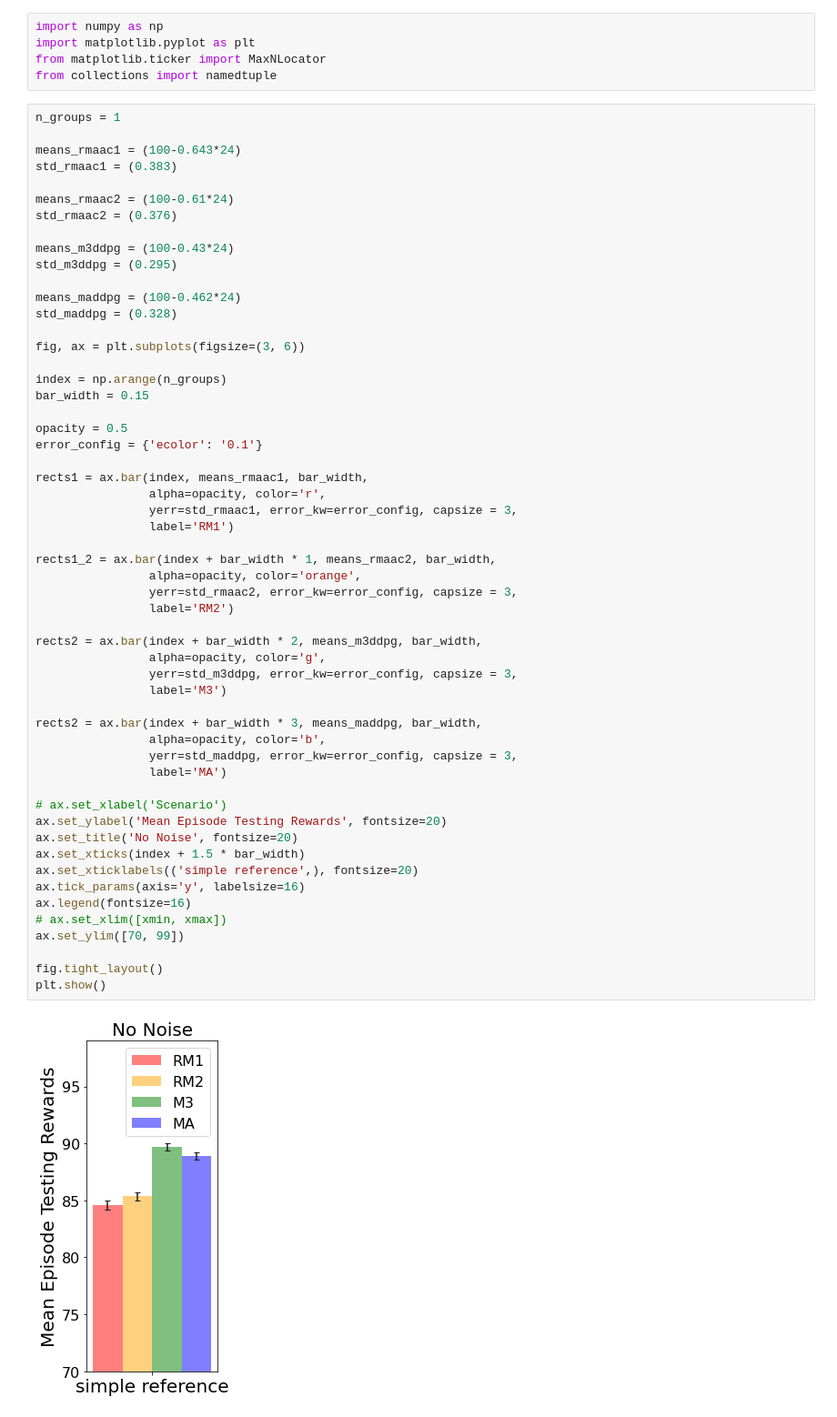
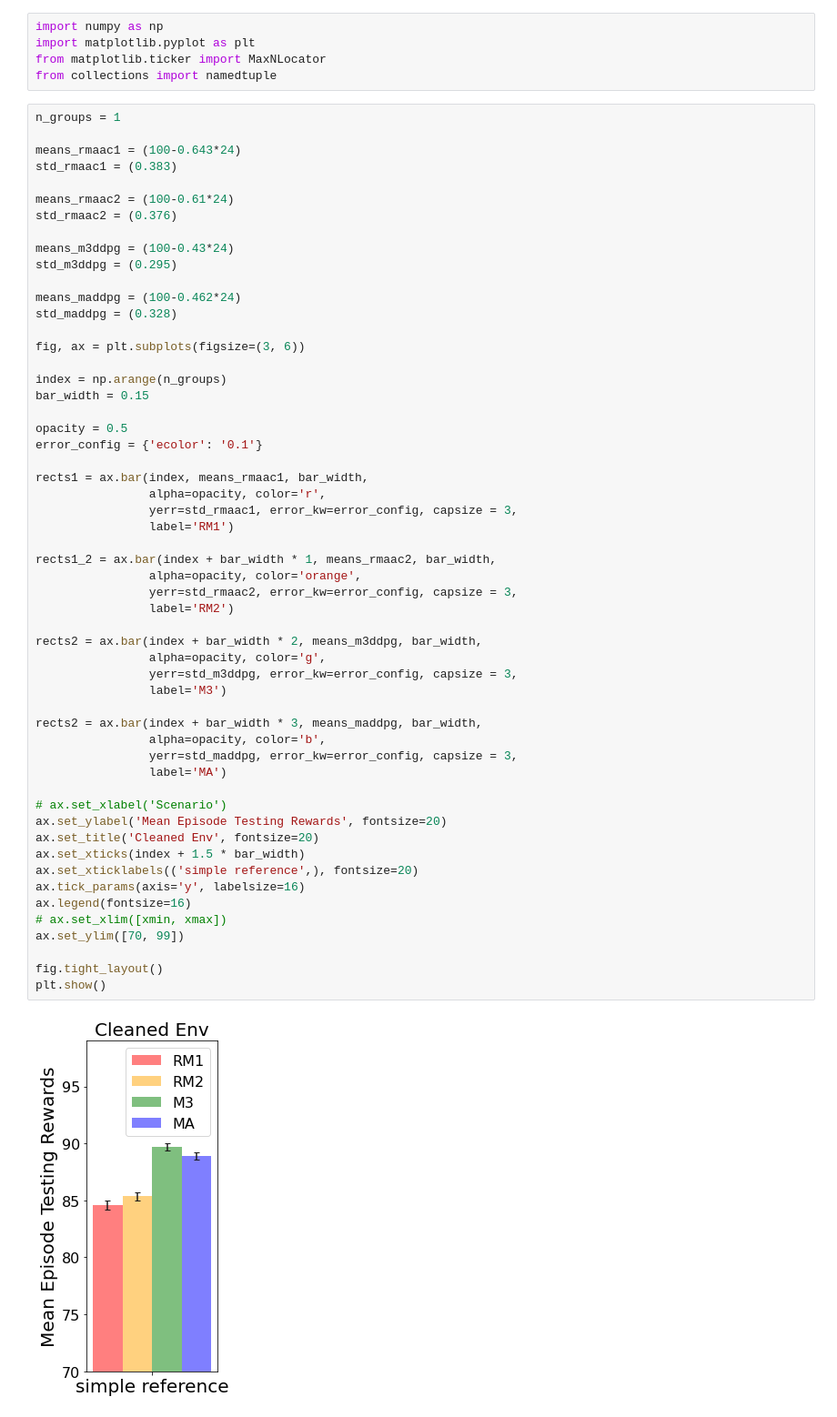
Before and after one commit to SihongHo/2022_rl, a Jupyter notebook: Figure_no.ipynb, the cells around one changed output. Shown at 91% size. Saved outputs shown, nothing was run; the diff lists cells and outputs as text.

```diff
--- a/Figure_no.ipynb
+++ b/Figure_no.ipynb
@@ -31,35 +31,35 @@ rects1 = ax.bar(index, means_rmaac1, bar_width,
                 yerr=std_rmaac1, error_kw=error_config, capsize = 3,
                 label='RM1')
 
 rects1_2 = ax.bar(index + bar_width * 1, means_rmaac2, bar_width,
                 alpha=opacity, color='orange',
                 yerr=std_rmaac2, error_kw=error_config, capsize = 3,
                 label='RM2')
 
 rects2 = ax.bar(index + bar_width * 2, means_m3ddpg, bar_width,
                 alpha=opacity, color='g',
                 yerr=std_m3ddpg, error_kw=error_config, capsize = 3,
                 label='M3')
 
 rects2 = ax.bar(index + bar_width * 3, means_maddpg, bar_width,
                 alpha=opacity, color='b',
                 yerr=std_maddpg, error_kw=error_config, capsize = 3,
                 label='MA')
 
 # ax.set_xlabel('Scenario')
 ax.set_ylabel('Mean Episode Testing Rewards', fontsize=20)
-ax.set_title('No Noise', fontsize=20)
+ax.set_title('Cleaned Env', fontsize=20)
 ax.set_xticks(index + 1.5 * bar_width)
 ax.set_xticklabels(('simple reference',), fontsize=20)
 ax.tick_params(axis='y', labelsize=16)
 ax.legend(fontsize=16)
 # ax.set_xlim([xmin, xmax])
 ax.set_ylim([70, 99])
 
 fig.tight_layout()
 plt.show()
 # %% [output]
-[figure, old version]
+[figure, new version]
 # %%
 n_groups = 1
 
```
Also changed, not shown: parts of 2 cells of this notebook, 1 other file.
